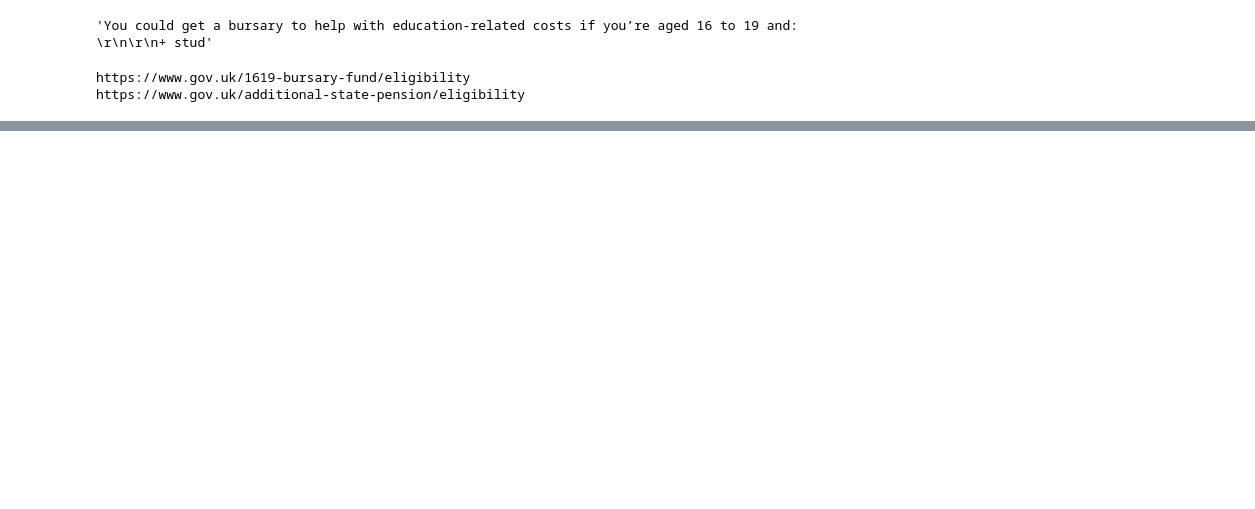
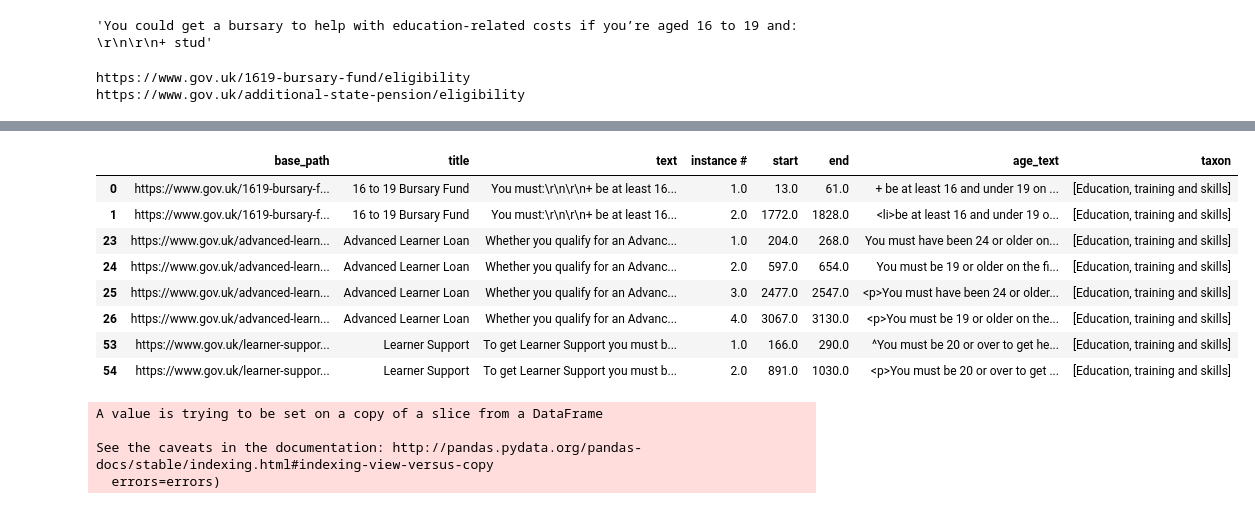
Before and after one commit to nogtini/govuk-knowledge-graph, a Jupyter notebook: notebooks/data_extract/eligibility_extracts/extract_eligibility_from_text.ipynb, the cells around one changed output, grey strips where cells are left out. Drawn from its saved outputs; the diff is of its cells as text; code cells hidden in the pictures; blank space fills up the shorter version.

```diff
--- a/notebooks/data_extract/eligibility_extracts/extract_eligibility_from_text.ipynb
+++ b/notebooks/data_extract/eligibility_extracts/extract_eligibility_from_text.ipynb
@@ -112,3 +140,3 @@ df_eligibility['base_path'] = df_eligibility['base_path'].map(lambda x:
 # %%
 df_eligibility = df_eligibility[['base_path', 'title',
-                                 'text','instance #', 'start', 'end','age_text']]
+                                 'text','instance #', 'start', 'end','age_text','taxon']]
@@ -117,3 +147,24 @@ df_eligibility.head()
+# %%
+mask = [('Education, training and skills' in x) for x in df_eligibility['taxon']]
+df_eligibility_ed = df_eligibility[mask]
+# %%
+df_eligibility_ed
+# %% [output]
+|  | base_path | title | text | instance # | start | end | age_text | taxon |
+| 0 | https://www.gov.uk/1619-bursary-f... | 16 to 19 Bursary Fund | You must:\r\n\r\n+ be at least 16... | 1.0 | 13.0 | 61.0 | + be at least 16 and under 19 on ... | [Education, training and skills] |
+| 1 | https://www.gov.uk/1619-bursary-f... | 16 to 19 Bursary Fund | You must:\r\n\r\n+ be at least 16... | 2.0 | 1772.0 | 1828.0 | <li>be at least 16 and under 19 o... | [Education, training and skills] |
+| 23 | https://www.gov.uk/advanced-learn... | Advanced Learner Loan | Whether you qualify for an Advanc... | 1.0 | 204.0 | 268.0 | You must have been 24 or older on... | [Education, training and skills] |
+| 24 | https://www.gov.uk/advanced-learn... | Advanced Learner Loan | Whether you qualify for an Advanc... | 2.0 | 597.0 | 654.0 | You must be 19 or older on the fi... | [Education, training and skills] |
+| 25 | https://www.gov.uk/advanced-learn... | Advanced Learner Loan | Whether you qualify for an Advanc... | 3.0 | 2477.0 | 2547.0 | <p>You must have been 24 or older... | [Education, training and skills] |
+| 26 | https://www.gov.uk/advanced-learn... | Advanced Learner Loan | Whether you qualify for an Advanc... | 4.0 | 3067.0 | 3130.0 | <p>You must be 19 or older on the... | [Education, training and skills] |
+| 53 | https://www.gov.uk/learner-suppor... | Learner Support | To get Learner Support you must b... | 1.0 | 166.0 | 290.0 | ^You must be 20 or over to get he... | [Education, training and skills] |
+| 54 | https://www.gov.uk/learner-suppor... | Learner Support | To get Learner Support you must b... | 2.0 | 891.0 | 1030.0 | <p>You must be 20 or over to get ... | [Education, training and skills] |
 # %%
-eligibility_path = os.path.join(DATA_DIR, "eligibility_guides_text.csv")
-df_eligibility.to_csv(eligibility_path, index=False)
+eligibility_path = os.path.join(DATA_DIR, "eligibility_guides_text_education.csv")
+df_eligibility_ed.drop('taxon',axis=1,inplace=True)
+df_eligibility_ed.to_csv(eligibility_path, index=False)
+# %% [output]
+A value is trying to be set on a copy of a slice from a DataFrame
+
+See the caveats in the documentation: http://pandas.pydata.org/pandas-docs/stable/indexing.html#indexing-view-versus-copy
+  errors=errors)
```
Also changed, not shown: parts of 8 cells of this notebook.
